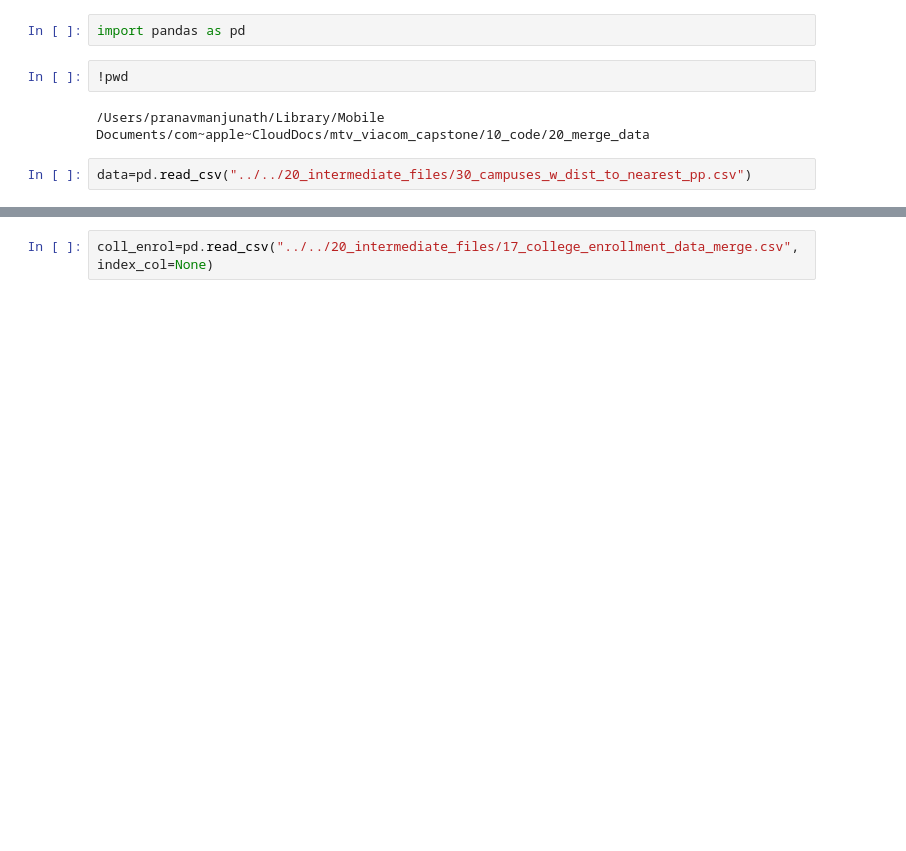
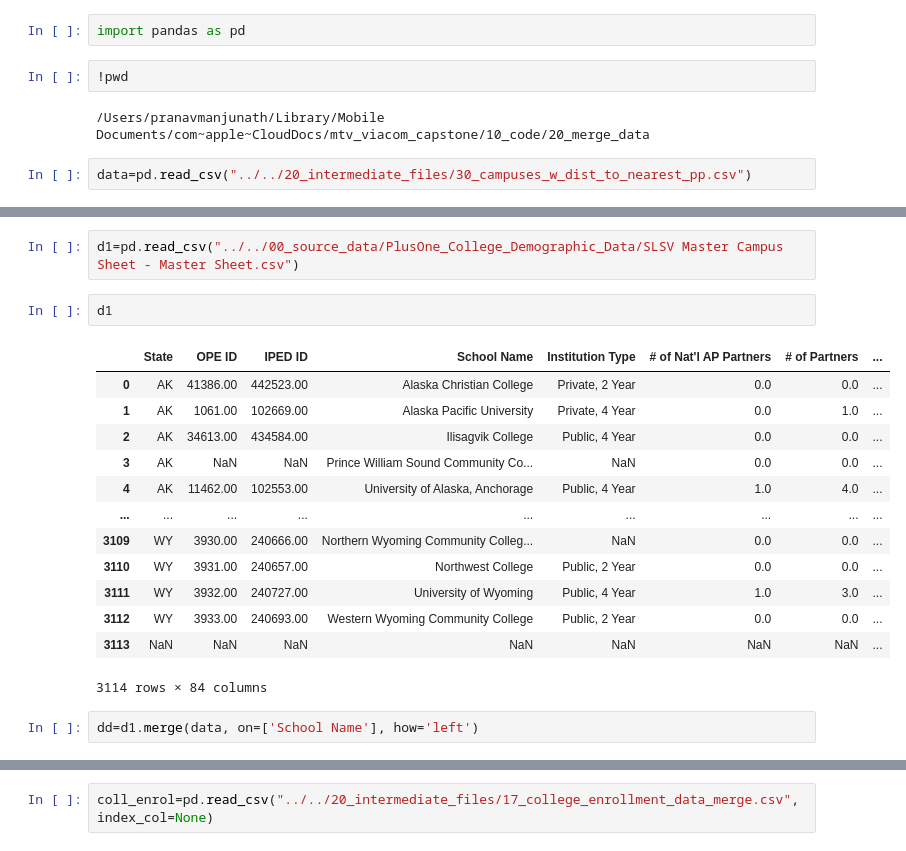
Before and after one commit to nickeubank/mtv_viacom_capstone, a Jupyter notebook: 10_code/20_merge_data/25_merging_enrollment_nearest.ipynb, the cells around one changed output, grey strips where cells are left out. Cells and saved outputs as stored; diff of their text form; blank space fills up the shorter version.

```diff
--- a/10_code/20_merge_data/25_merging_enrollment_nearest.ipynb
+++ b/10_code/20_merge_data/25_merging_enrollment_nearest.ipynb
@@ -8,0 +25,20 @@ data=pd.read_csv("../../20_intermediate_files/30_campuses_w_dist_to_nearest_pp.c
+# %%
+d1=pd.read_csv("../../00_source_data/PlusOne_College_Demographic_Data/SLSV Master Campus Sheet - Master Sheet.csv")
+# %%
+d1
+# %% [output]
+|  | State | OPE ID | IPED ID | School Name | Institution Type | # of Nat'l AP Partners | # of Partners | ... |
+| 0 | AK | 41386.00 | 442523.00 | Alaska Christian College | Private, 2 Year | 0.0 | 0.0 | ... |
+| 1 | AK | 1061.00 | 102669.00 | Alaska Pacific University | Private, 4 Year | 0.0 | 1.0 | ... |
+| 2 | AK | 34613.00 | 434584.00 | Ilisagvik College | Public, 4 Year | 0.0 | 0.0 | ... |
+| 3 | AK | NaN | NaN | Prince William Sound Community Co... | NaN | 0.0 | 0.0 | ... |
+| 4 | AK | 11462.00 | 102553.00 | University of Alaska, Anchorage | Public, 4 Year | 1.0 | 4.0 | ... |
+| ... | ... | ... | ... | ... | ... | ... | ... | ... |
+| 3109 | WY | 3930.00 | 240666.00 | Northern Wyoming Community Colleg... | NaN | 0.0 | 0.0 | ... |
+| 3110 | WY | 3931.00 | 240657.00 | Northwest College | Public, 2 Year | 0.0 | 0.0 | ... |
+| 3111 | WY | 3932.00 | 240727.00 | University of Wyoming | Public, 4 Year | 1.0 | 3.0 | ... |
+| 3112 | WY | 3933.00 | 240693.00 | Western Wyoming Community College | Public, 2 Year | 0.0 | 0.0 | ... |
+| 3113 | NaN | NaN | NaN | NaN | NaN | NaN | NaN | ... |
+3114 rows × 84 columns
+# %%
+dd=d1.merge(data, on=['School Name'], how='left')
```
Also changed, not shown: parts of 12 cells of this notebook.
